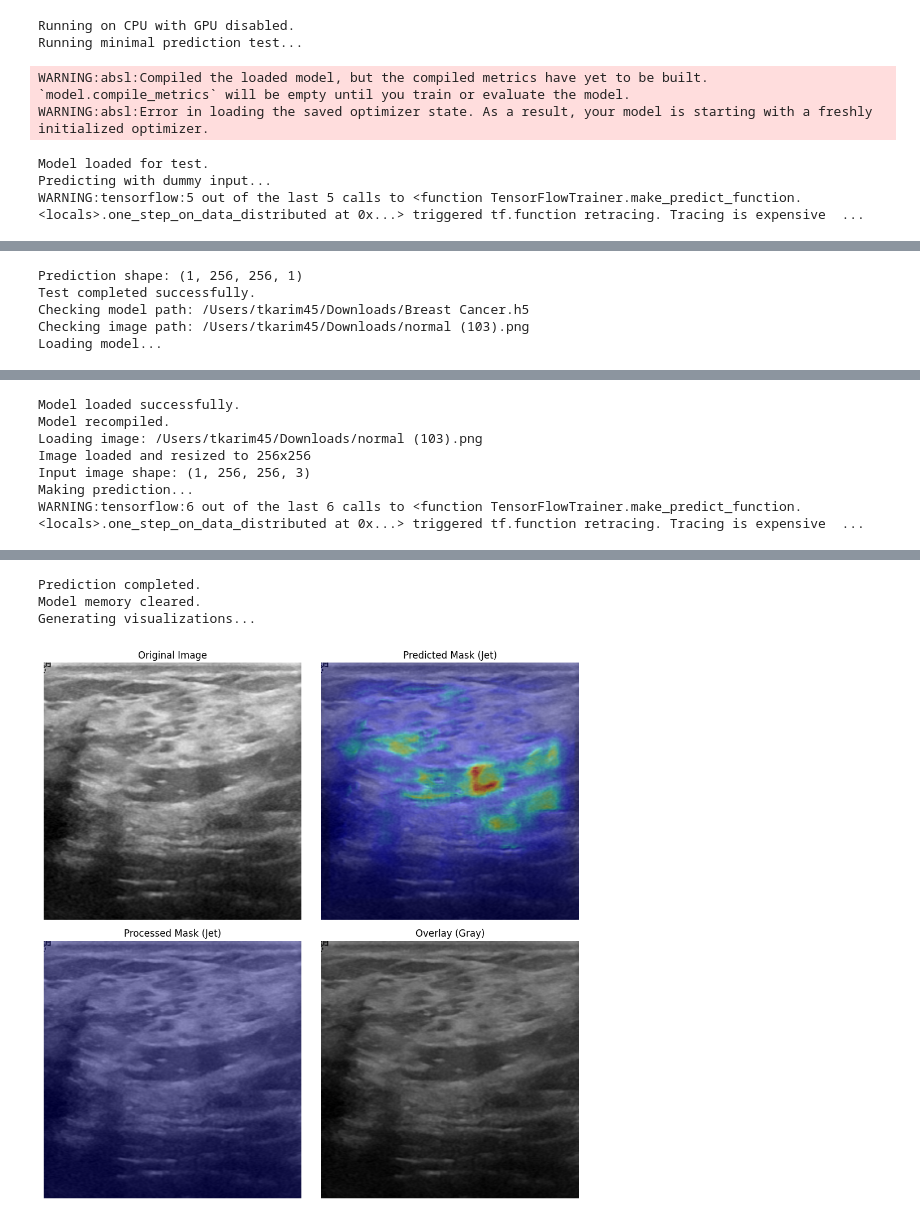
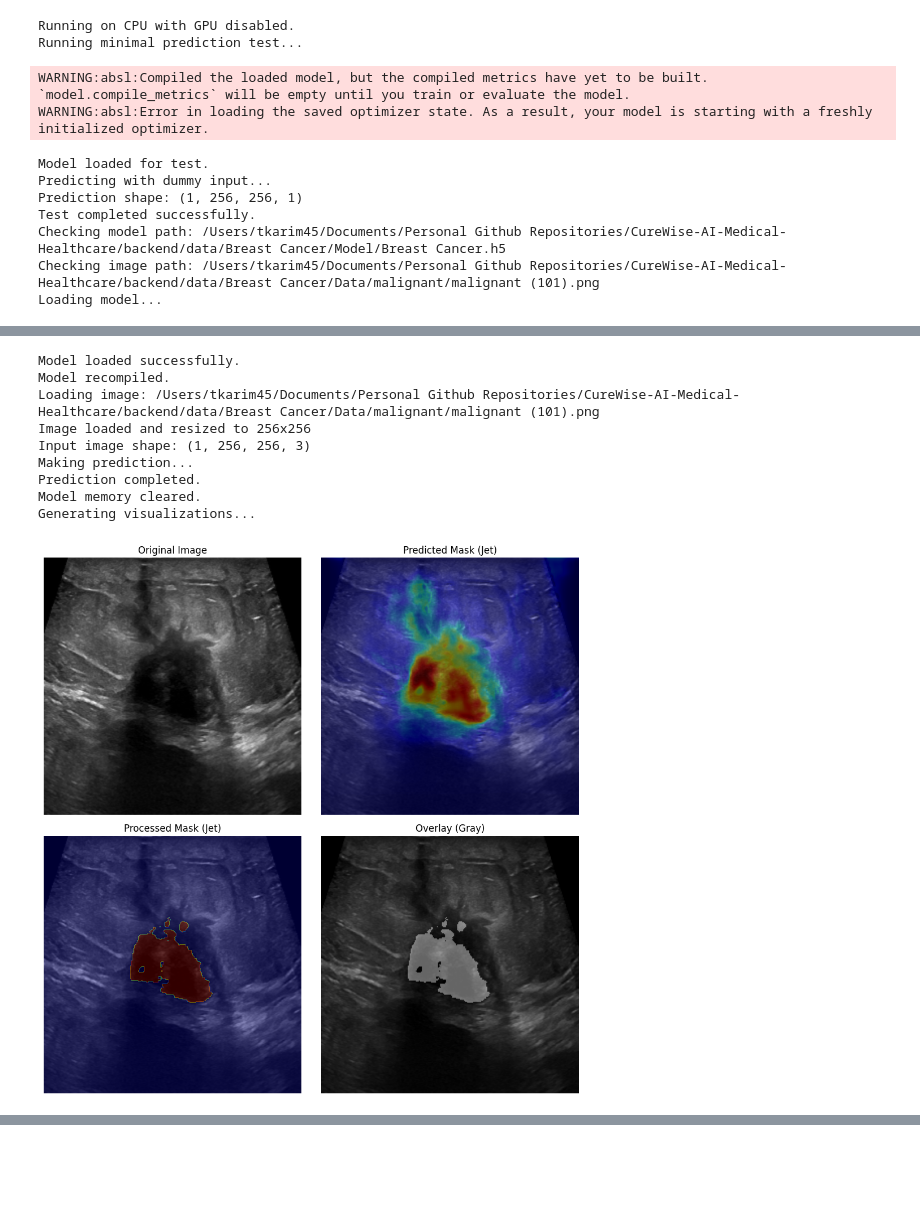
Before and after one commit to tkarim45/CureWise-AI-Medical-Healthcare, a Jupyter notebook: backend/notebooks/BreastCancer.ipynb, the cells around one changed output, grey strips where cells are left out. Drawn from its saved outputs; the diff is of its cells as text; code cells hidden in the pictures; blank space fills up the shorter version.

Commit message:
CureWise 0.21 Backend

```diff
--- a/backend/notebooks/BreastCancer.ipynb
+++ b/backend/notebooks/BreastCancer.ipynb
@@ -247,8 +247,8 @@ def test_prediction(model_path, SIZE=256):
         print(f"Test failed: {e}")
 
 # Example usage
-image_path = '/Users/tkarim45/Downloads/normal (103).png'
-model_path = '/Users/tkarim45/Downloads/Breast Cancer.h5'
+image_path = '/Users/tkarim45/Documents/Personal Github Repositories/CureWise-AI-Medical-Healthcare/backend/data/Breast Cancer/Data/malignant/malignant (101).png'
+model_path = '/Users/tkarim45/Documents/Personal Github Repositories/CureWise-AI-Medical-Healthcare/backend/data/Breast Cancer/Model/Breast Cancer.h5'
 mask_path = None  # Optional
 
 # First, run the minimal test
@@ -269,4 +269,8 @@ WARNING:absl:Compiled the loaded model, but the compiled metrics have yet to be
 WARNING:absl:Error in loading the saved optimizer state. As a result, your model is starting with a freshly initialized optimizer.
 Model loaded for test.
 Predicting with dummy input...
-WARNING:tensorflow:5 out of the last 5 calls to <function TensorFlowTrainer.make_predict_function.<locals>.one_step_on_data_distributed at 0x...> triggered tf.function retracing. Tracing is expensive  ...
+Prediction shape: (1, 256, 256, 1)
+Test completed successfully.
+Checking model path: /Users/tkarim45/Documents/Personal Github Repositories/CureWise-AI-Medical-Healthcare/backend/data/Breast Cancer/Model/Breast Cancer.h5
+Checking image path: /Users/tkarim45/Documents/Personal Github Repositories/CureWise-AI-Medical-Healthcare/backend/data/Breast Cancer/Data/malignant/malignant (101).png
+Loading model...
@@ -274,5 +279,10 @@ WARNING:tensorflow:5 out of the last 5 calls to <function TensorFlowTrainer.make
-Prediction shape: (1, 256, 256, 1)
-Test completed successfully.
-Checking model path: /Users/tkarim45/Downloads/Breast Cancer.h5
-Checking image path: /Users/tkarim45/Downloads/normal (103).png
-Loading model...
+Model loaded successfully.
+Model recompiled.
+Loading image: /Users/tkarim45/Documents/Personal Github Repositories/CureWise-AI-Medical-Healthcare/backend/data/Breast Cancer/Data/malignant/malignant (101).png
+Image loaded and resized to 256x256
+Input image shape: (1, 256, 256, 3)
+Making prediction...
+Prediction completed.
+Model memory cleared.
+Generating visualizations...
+[figure, new version]
@@ -281,7 +290,0 @@ WARNING:absl:Error in loading the saved optimizer state. As a result, your model
-Model loaded successfully.
-Model recompiled.
-Loading image: /Users/tkarim45/Downloads/normal (103).png
-Image loaded and resized to 256x256
-Input image shape: (1, 256, 256, 3)
-Making prediction...
-WARNING:tensorflow:6 out of the last 6 calls to <function TensorFlowTrainer.make_predict_function.<locals>.one_step_on_data_distributed at 0x...> triggered tf.function retracing. Tracing is expensive  ...
@@ -289,4 +290,0 @@ WARNING:tensorflow:6 out of the last 6 calls to <function TensorFlowTrainer.make
-Prediction completed.
-Model memory cleared.
-Generating visualizations...
-[figure, old version]
```
Also changed, not shown: parts of 1 cell of this notebook, 9 other files.
